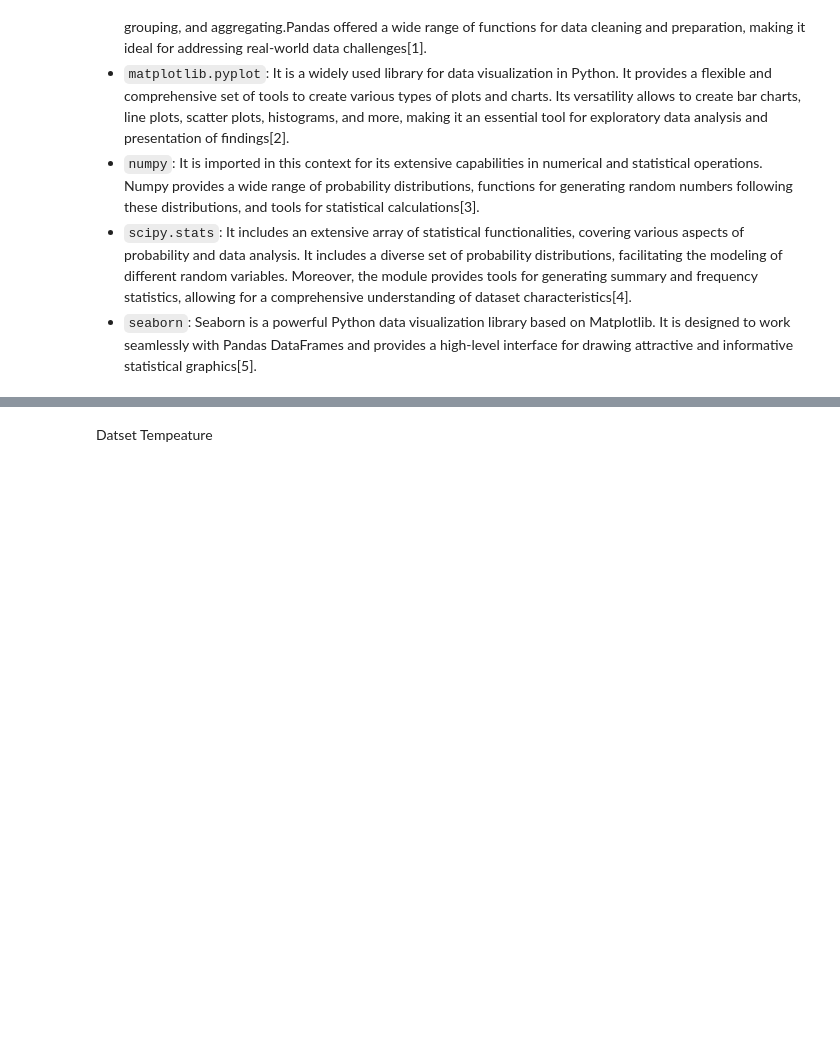
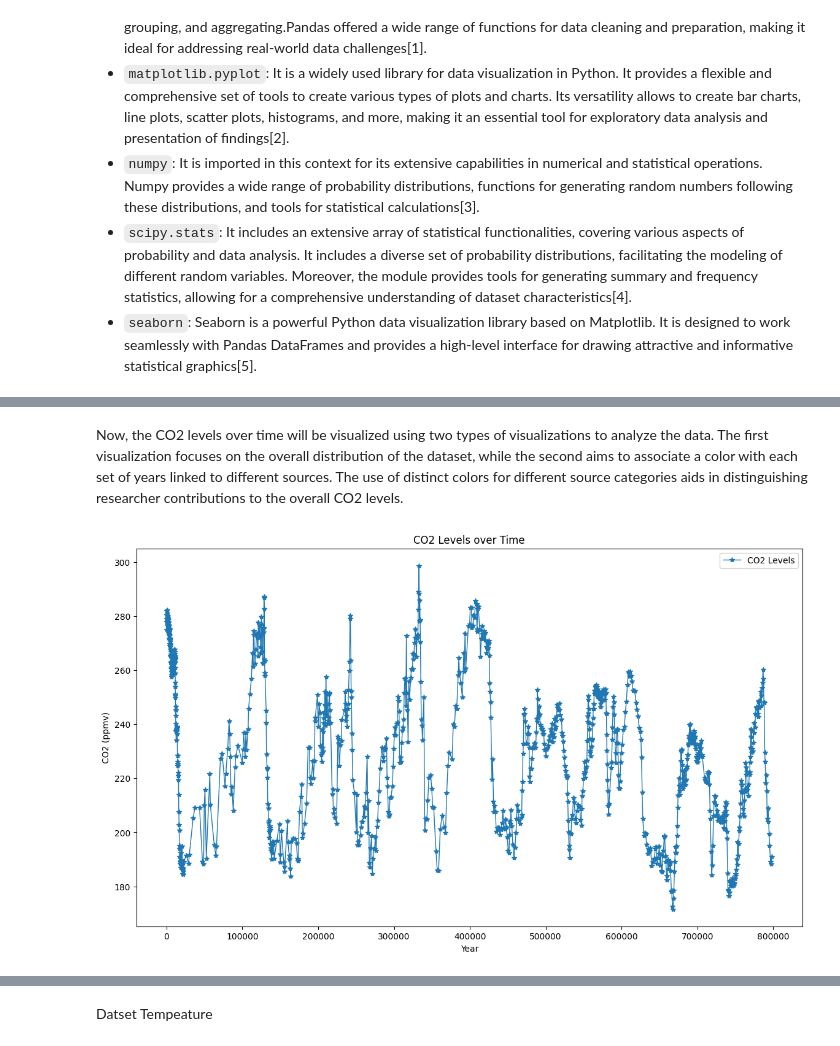
Before and after one commit to C-3sc0/Programming-for-Data-Analysis-Project, a Jupyter notebook: project2.ipynb, the cells around one changed output, grey strips where cells are left out. Saved outputs shown, nothing was run; the diff lists cells and outputs as text; code cells hidden in the pictures; blank space fills up the shorter version.

```diff
--- a/project2.ipynb
+++ b/project2.ipynb
@@ -70,0 +175,13 @@ df = df.iloc[6:].reset_index(drop=True)
+# %% [markdown]
+Now, the CO2 levels over time will be visualized using two types of visualizations to analyze the data. The first visualization focuses on the overall distribution of the dataset, while the second aims to associate a color with each set of years linked to different sources. The use of distinct colors for different source categories aids in distinguishing researcher contributions to the overall CO2 levels.
+# %%
+plt.figure(figsize=(14, 8))
+plt.plot(df['Year'], df['CO2 (ppmv)'], marker='*', linewidth=1, label='CO2 Levels')
+plt.title('CO2 Levels over Time')
+plt.xlabel('Year')
+plt.ylabel('CO2 (ppmv)')
+plt.legend()
+#plt.savefig('Antarctic Vostok and EPICA Dome C ice cores CO2 visualization.png')
+plt.show()
+# %% [output]
+[figure, added]
```
Also changed, not shown: parts of 97 cells of this notebook.
